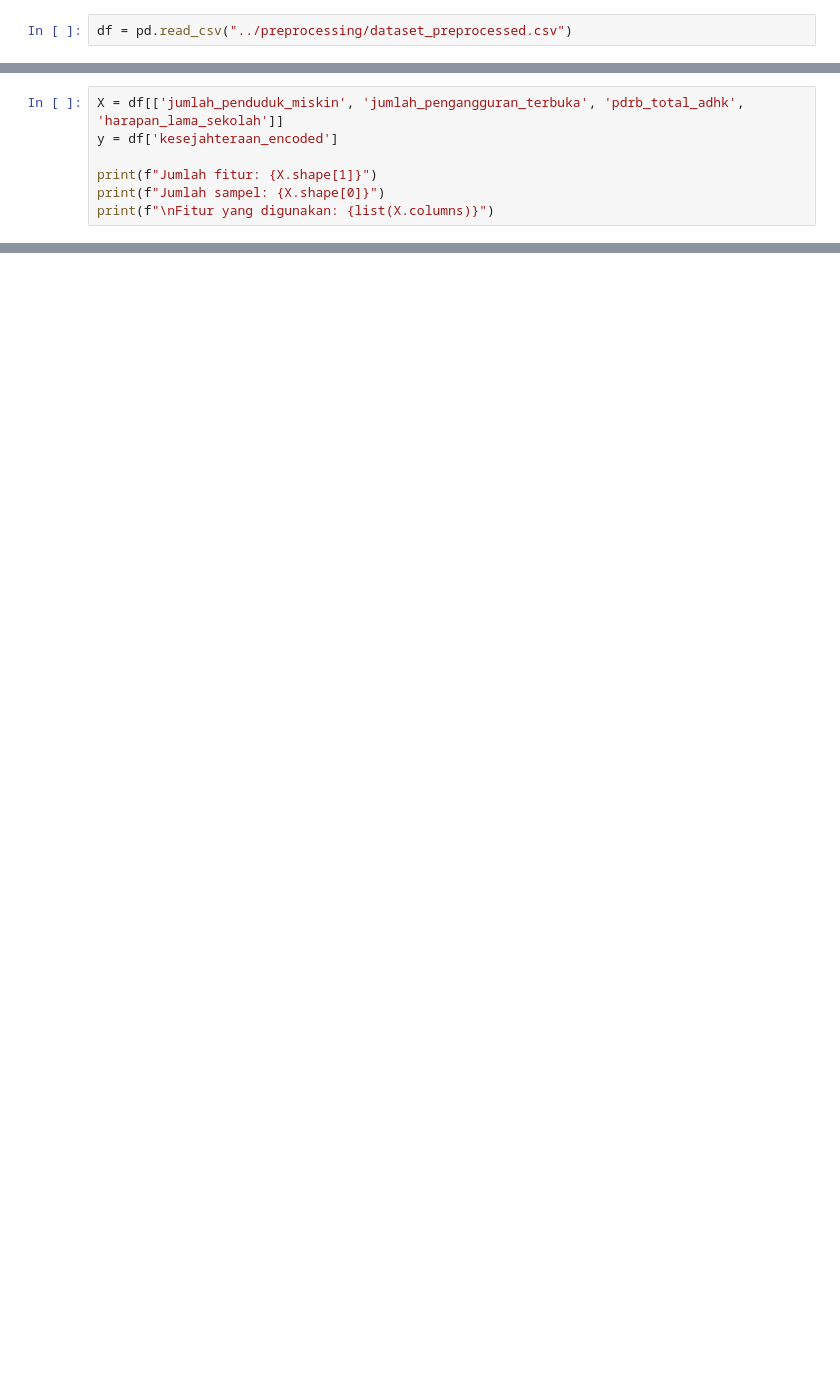
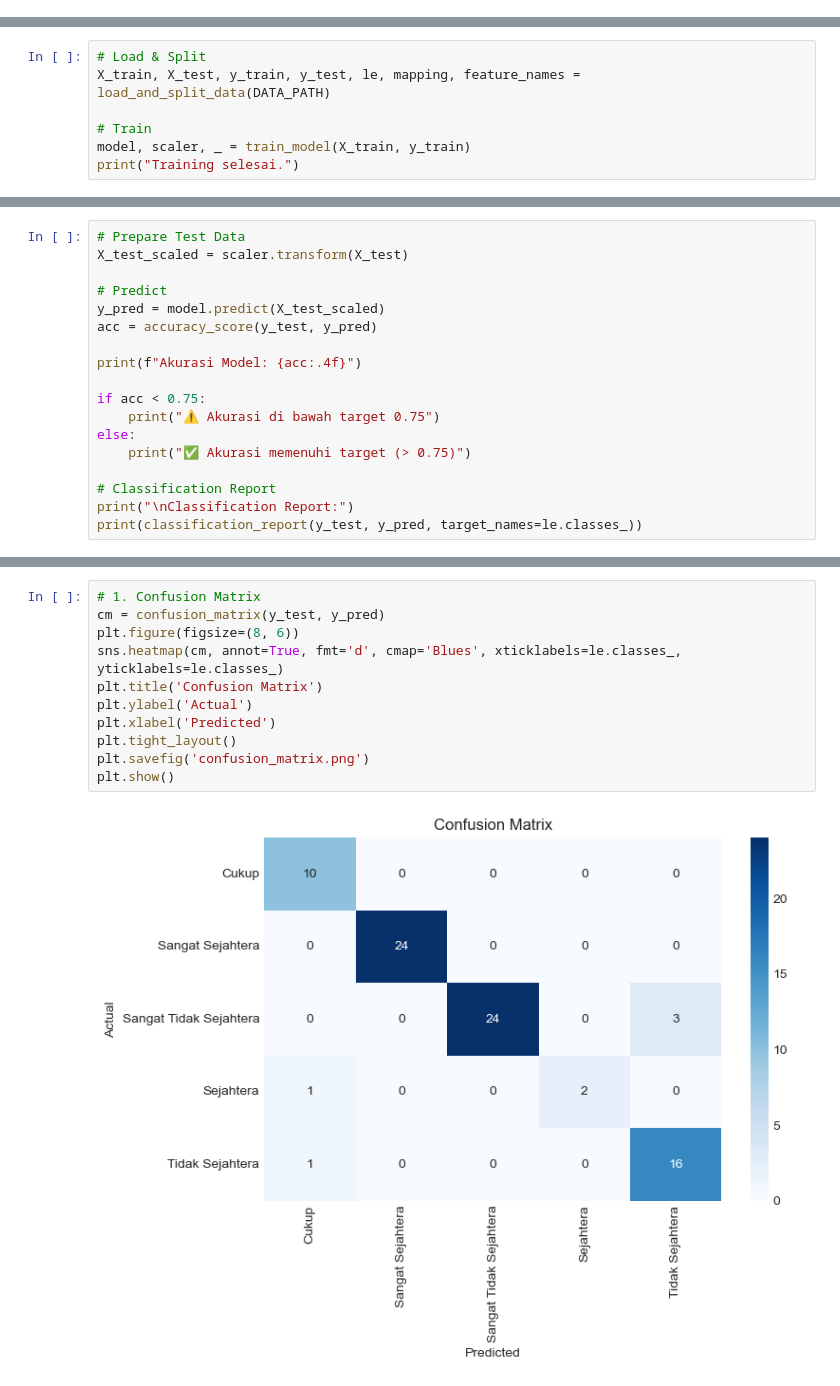
Before and after one commit to bondanbanuaji/prediksi-kesejahteraan, a Jupyter notebook: modelling/modelling.ipynb, the cells around one changed output, grey strips where cells are left out. Saved outputs shown, nothing was run; the diff lists cells and outputs as text; blank space fills up the shorter version.

Commit message:
add streamlit and refactor modelling/preprocessing

```diff
--- a/modelling/modelling.ipynb
+++ b/modelling/modelling.ipynb
@@ -23,2 +0,0 @@ sns.set_palette('husl')
-# %%
-df = pd.read_csv("../preprocessing/dataset_preprocessed.csv")
@@ -89,7 +0,0 @@ Name: count, dtype: int64
-# %%
-X = df[['jumlah_penduduk_miskin', 'jumlah_pengangguran_terbuka', 'pdrb_total_adhk', 'harapan_lama_sekolah']]
-y = df['kesejahteraan_encoded']
-
-print(f"Jumlah fitur: {X.shape[1]}")
-print(f"Jumlah sampel: {X.shape[0]}")
-print(f"\nFitur yang digunakan: {list(X.columns)}")
@@ -273,0 +78,7 @@ Model Random Forest Classifier telah berhasil dibangun untuk memprediksi tingkat
+# %%
+# Load & Split
+X_train, X_test, y_train, y_test, le, mapping, feature_names = load_and_split_data(DATA_PATH)
+
+# Train
+model, scaler, _ = train_model(X_train, y_train)
+print("Training selesai.")
@@ -273,0 +91,18 @@ Model Random Forest Classifier telah berhasil dibangun untuk memprediksi tingkat
+# %%
+# Prepare Test Data
+X_test_scaled = scaler.transform(X_test)
+
+# Predict
+y_pred = model.predict(X_test_scaled)
+acc = accuracy_score(y_test, y_pred)
+
+print(f"Akurasi Model: {acc:.4f}")
+
+if acc < 0.75:
+    print("⚠️ Akurasi di bawah target 0.75")
+else:
+    print("✅ Akurasi memenuhi target (> 0.75)")
+
+# Classification Report
+print("\nClassification Report:")
+print(classification_report(y_test, y_pred, target_names=le.classes_))
@@ -273,0 +125,13 @@ Model Random Forest Classifier telah berhasil dibangun untuk memprediksi tingkat
+# %%
+# 1. Confusion Matrix
+cm = confusion_matrix(y_test, y_pred)
+plt.figure(figsize=(8, 6))
+sns.heatmap(cm, annot=True, fmt='d', cmap='Blues', xticklabels=le.classes_, yticklabels=le.classes_)
+plt.title('Confusion Matrix')
+plt.ylabel('Actual')
+plt.xlabel('Predicted')
+plt.tight_layout()
+plt.savefig('confusion_matrix.png')
+plt.show()
+# %% [output]
+[figure, added]
```
Also changed, not shown: parts of 40 cells of this notebook, 17 other files.
